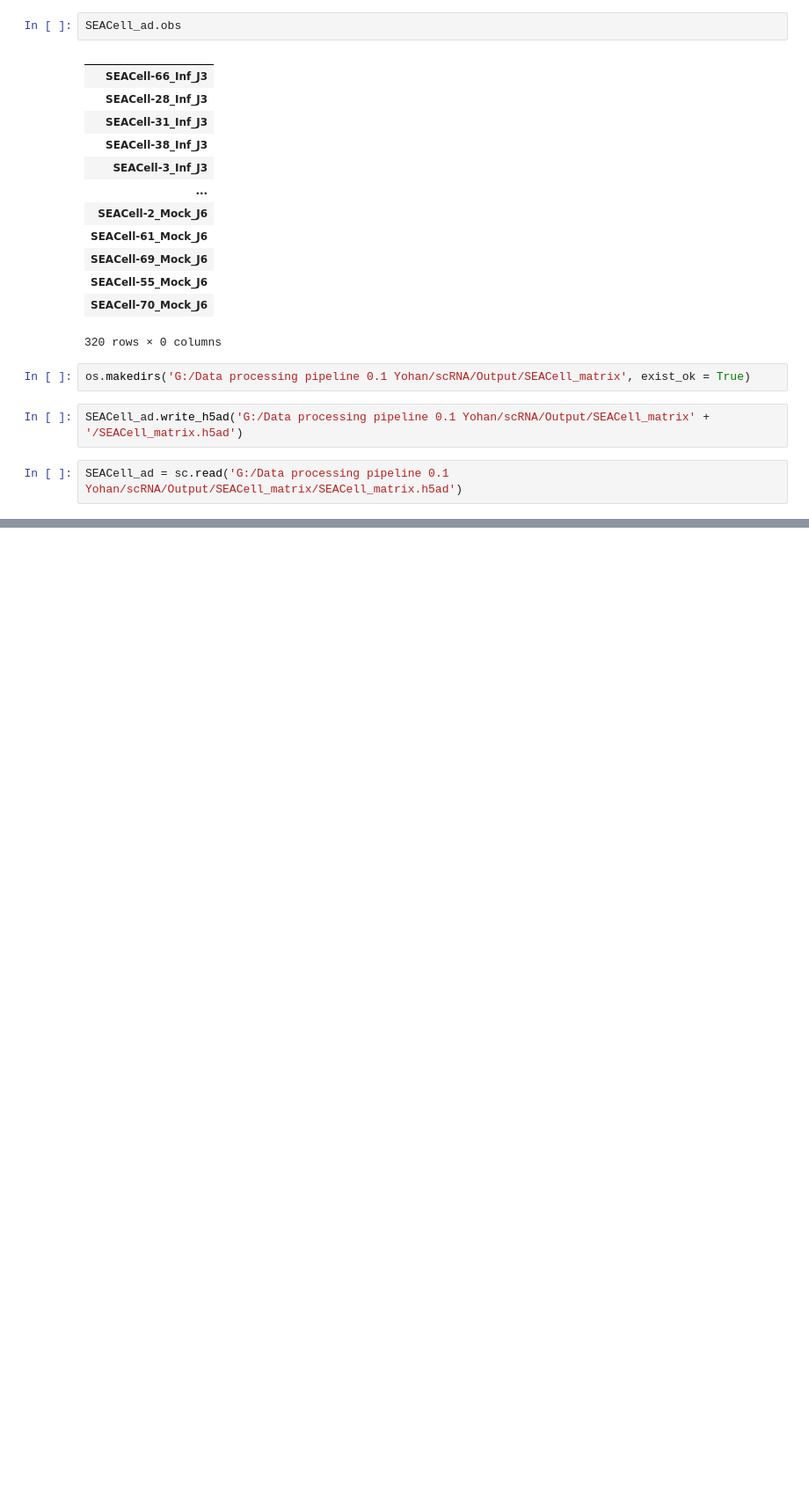
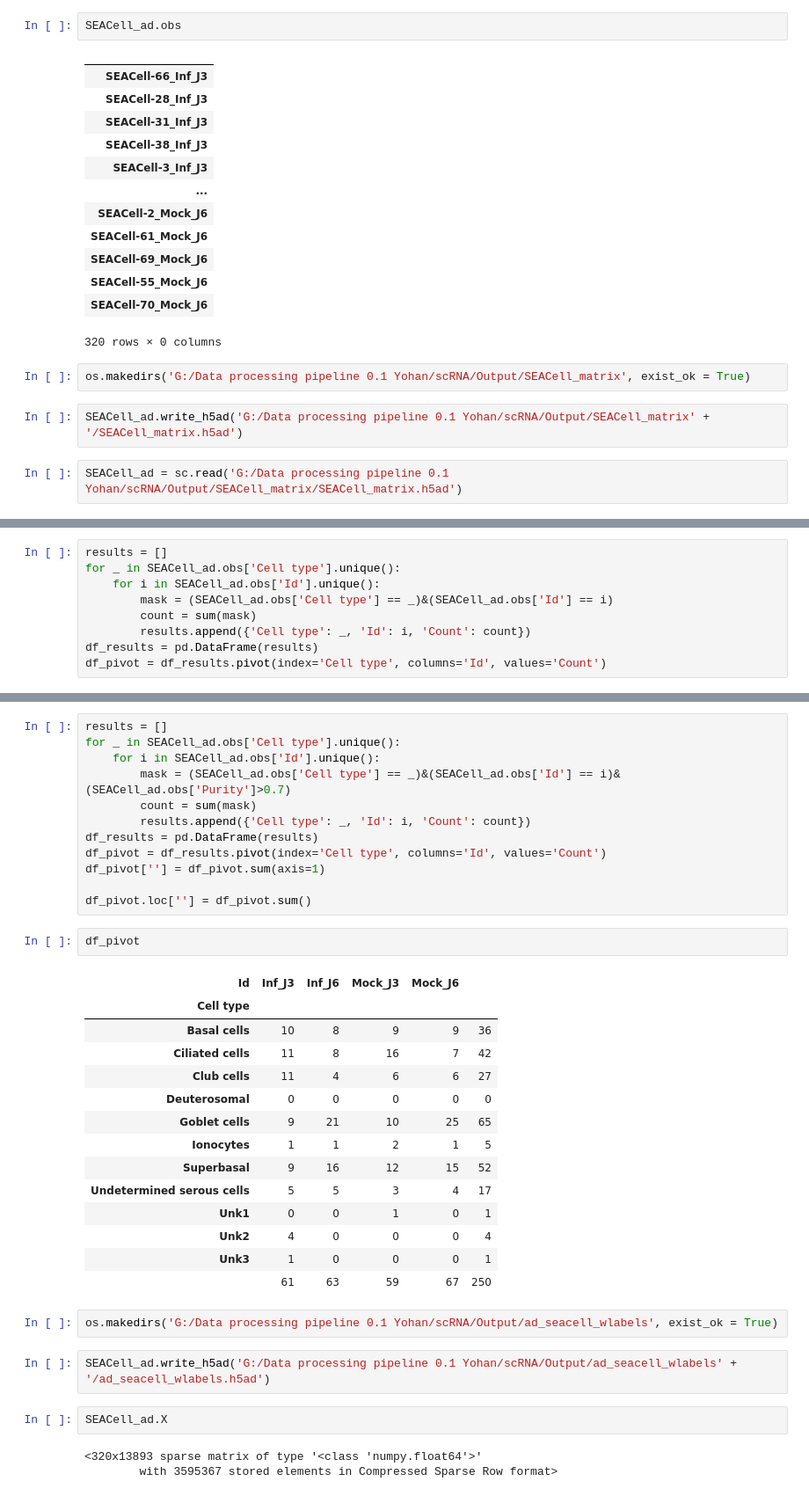
Before and after one commit to Yohan-b976/Transcriptomic-and-proteomic-sc-analysis, a Jupyter notebook: Pipeline folder scRNA 0.3/Notebook files/SEACells_meta.ipynb, the cells around one changed output, grey strips where cells are left out. Shown at 88% size. Cells and saved outputs as stored; diff of their text form; blank space fills up the shorter version.

```diff
--- a/Pipeline folder scRNA 0.3/Notebook files/SEACells_meta.ipynb
+++ b/Pipeline folder scRNA 0.3/Notebook files/SEACells_meta.ipynb
@@ -409,0 +441,9 @@ AnnData object with n_obs × n_vars = 320 × 13893
+# %%
+results = []
+for _ in SEACell_ad.obs['Cell type'].unique():
+    for i in SEACell_ad.obs['Id'].unique():
+        mask = (SEACell_ad.obs['Cell type'] == _)&(SEACell_ad.obs['Id'] == i)
+        count = sum(mask)
+        results.append({'Cell type': _, 'Id': i, 'Count': count})
+df_results = pd.DataFrame(results)
+df_pivot = df_results.pivot(index='Cell type', columns='Id', values='Count')
@@ -409,0 +466,38 @@ AnnData object with n_obs × n_vars = 320 × 13893
+# %%
+results = []
+for _ in SEACell_ad.obs['Cell type'].unique():
+    for i in SEACell_ad.obs['Id'].unique():
+        mask = (SEACell_ad.obs['Cell type'] == _)&(SEACell_ad.obs['Id'] == i)&(SEACell_ad.obs['Purity']>0.7)
+        count = sum(mask)
+        results.append({'Cell type': _, 'Id': i, 'Count': count})
+df_results = pd.DataFrame(results)
+df_pivot = df_results.pivot(index='Cell type', columns='Id', values='Count')
+df_pivot[''] = df_pivot.sum(axis=1)
+
+df_pivot.loc[''] = df_pivot.sum()
+# %%
+df_pivot
+# %% [output]
+| Id | Inf_J3 | Inf_J6 | Mock_J3 | Mock_J6 |  |
+| Cell type |  |  |  |  |  |
+| Basal cells | 10 | 8 | 9 | 9 | 36 |
+| Ciliated cells | 11 | 8 | 16 | 7 | 42 |
+| Club cells | 11 | 4 | 6 | 6 | 27 |
+| Deuterosomal | 0 | 0 | 0 | 0 | 0 |
+| Goblet cells | 9 | 21 | 10 | 25 | 65 |
+| Ionocytes | 1 | 1 | 2 | 1 | 5 |
+| Superbasal | 9 | 16 | 12 | 15 | 52 |
+| Undetermined serous cells | 5 | 5 | 3 | 4 | 17 |
+| Unk1 | 0 | 0 | 1 | 0 | 1 |
+| Unk2 | 4 | 0 | 0 | 0 | 4 |
+| Unk3 | 1 | 0 | 0 | 0 | 1 |
+|  | 61 | 63 | 59 | 67 | 250 |
+# %%
+os.makedirs('G:/Data processing pipeline 0.1 Yohan/scRNA/Output/ad_seacell_wlabels', exist_ok = True)
+# %%
+SEACell_ad.write_h5ad('G:/Data processing pipeline 0.1 Yohan/scRNA/Output/ad_seacell_wlabels' + '/ad_seacell_wlabels.h5ad')
+# %%
+SEACell_ad.X
+# %% [output]
+<320x13893 sparse matrix of type '<class 'numpy.float64'>'
+        with 3595367 stored elements in Compressed Sparse Row format>
```
Also changed, not shown: parts of 18 cells of this notebook.
